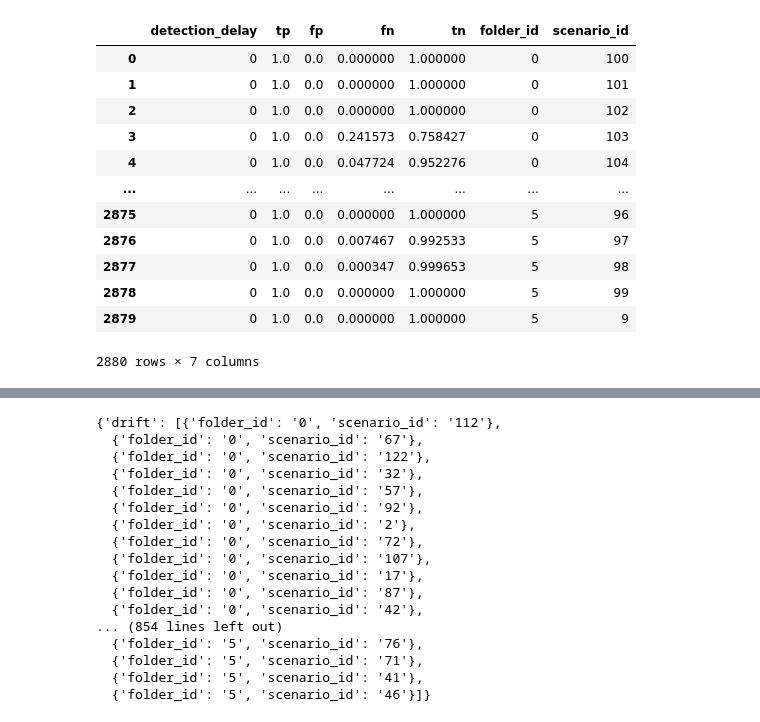
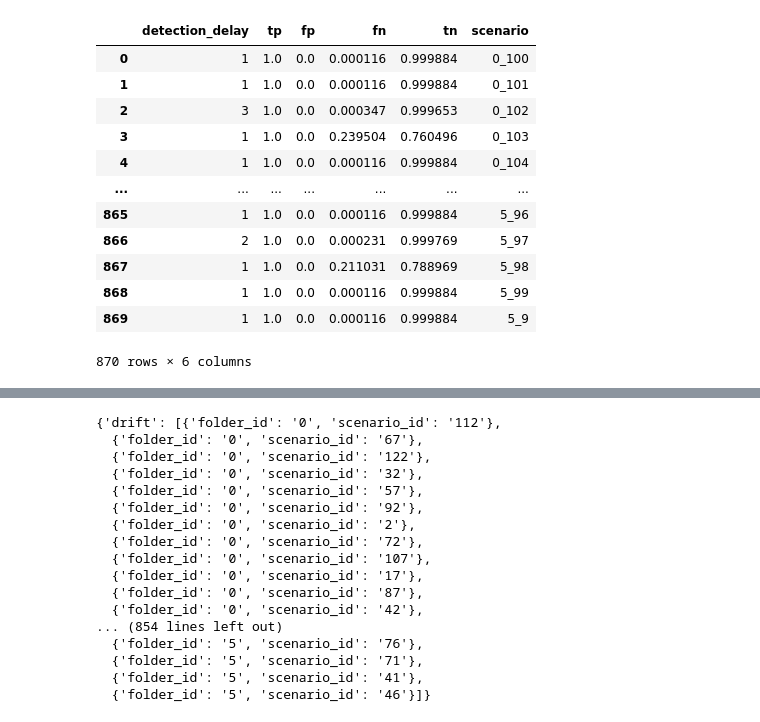
Before and after one commit to FlorianWi89/Bachelorarbeit, a Jupyter notebook: Result_inspection.ipynb, the cells around one changed output, grey strips where cells are left out. Saved outputs shown, nothing was run; the diff lists cells and outputs as text; code cells hidden in the pictures.

```diff
--- a/Result_inspection.ipynb
+++ b/Result_inspection.ipynb
@@ -1,27 +1,51 @@
 # %%
 import pandas as pd
 import json
+# %%
+data = pd.read_parquet('/Users/florianwicher/Desktop/resultData/Sensor_fault/RNN_result.parquet.gzip')
+data
+# %% [output]
+|  | detection_delay | tp | fp | fn | tn | scenario |
+| 0 | 1 | 1.0 | 0.0 | 0.000116 | 0.999884 | 0_100 |
+| 1 | 1 | 1.0 | 0.0 | 0.000116 | 0.999884 | 0_101 |
+| 2 | 3 | 1.0 | 0.0 | 0.000347 | 0.999653 | 0_102 |
+| 3 | 1 | 1.0 | 0.0 | 0.239504 | 0.760496 | 0_103 |
+| 4 | 1 | 1.0 | 0.0 | 0.000116 | 0.999884 | 0_104 |
+| ... | ... | ... | ... | ... | ... | ... |
+| 865 | 1 | 1.0 | 0.0 | 0.000116 | 0.999884 | 5_96 |
+| 866 | 2 | 1.0 | 0.0 | 0.000231 | 0.999769 | 5_97 |
+| 867 | 1 | 1.0 | 0.0 | 0.211031 | 0.788969 | 5_98 |
+| 868 | 1 | 1.0 | 0.0 | 0.000116 | 0.999884 | 5_99 |
+| 869 | 1 | 1.0 | 0.0 | 0.000116 | 0.999884 | 5_9 |
+870 rows × 6 columns
 # %%
-result_path = '/Users/florianwicher/Desktop/resultData/Leakage/LSTM_result.parquet.gzip'
+def path(model):
+    return f'/Users/florianwicher/Desktop/resultData/Sensor_fault/{model}_result.parquet.gzip'
 
-Data = pd.read_parquet(result_path)
 
-Data['folder_id'] = Data['scenario'].str.split('_').str[0]
-Data['scenario_id'] = Data['scenario'].str.split('_').str[1]
-Data = Data.drop(['scenario'],axis=1)
-Data
+LSTM_data = pd.read_parquet(path('LSTM'))
+GRU_data = pd.read_parquet(path('GRU'))
+Ridge_data = pd.read_parquet(path('Ridge'))
+Linreg_data = pd.read_parquet(path('LinearRegression'))
+RNN_data= pd.read_parquet(path('RNN'))
+
+LSTM_data['folder_id'] = LSTM_data['scenario'].str.split('_').str[0]
+LSTM_data['scenario_id'] = LSTM_data['scenario'].str.split('_').str[1]
+LSTM_data = LSTM_data.drop(['scenario'],axis=1)
+
+GRU_data['folder_id'] = GRU_data['scenario'].str.split('_').str[0]
+GRU_data['scenario_id'] = GRU_data['scenario'].str.split('_').str[1]
+GRU_data = GRU_data.drop(['scenario'],axis=1)
+
+Ridge_data['folder_id'] = Ridge_data['scenario'].str.split('_').str[0]
+Ridge_data['scenario_id'] = Ridge_data['scenario'].str.split('_').str[1]
+Ridge_data = Ridge_data.drop(['scenario'],axis=1)
+
+Linreg_data['folder_id'] = Linreg_data['scenario'].str.split('_').str[0]
+Linreg_data['scenario_id'] = Linreg_data['scenario'].str.split('_').str[1]
+Linreg_data = Linreg_data.drop(['scenario'],axis=1)
+
+RNN_data['folder_id'] = RNN_data['scenario'].str.split('_').str[0]
+RNN_data['scenario_id'] = RNN_data['scenario'].str.split('_').str[1]
+RNN_data = RNN_data.drop(['scenario'],axis=1)
-# %% [output]
-|  | detection_delay | tp | fp | fn | tn | folder_id | scenario_id |
-| 0 | 0 | 1.0 | 0.0 | 0.000000 | 1.000000 | 0 | 100 |
-| 1 | 0 | 1.0 | 0.0 | 0.000000 | 1.000000 | 0 | 101 |
-| 2 | 0 | 1.0 | 0.0 | 0.000000 | 1.000000 | 0 | 102 |
-| 3 | 0 | 1.0 | 0.0 | 0.241573 | 0.758427 | 0 | 103 |
-| 4 | 0 | 1.0 | 0.0 | 0.047724 | 0.952276 | 0 | 104 |
-| ... | ... | ... | ... | ... | ... | ... | ... |
-| 2875 | 0 | 1.0 | 0.0 | 0.000000 | 1.000000 | 5 | 96 |
-| 2876 | 0 | 1.0 | 0.0 | 0.007467 | 0.992533 | 5 | 97 |
-| 2877 | 0 | 1.0 | 0.0 | 0.000347 | 0.999653 | 5 | 98 |
-| 2878 | 0 | 1.0 | 0.0 | 0.000000 | 1.000000 | 5 | 99 |
-| 2879 | 0 | 1.0 | 0.0 | 0.000000 | 1.000000 | 5 | 9 |
-2880 rows × 7 columns
 # %%
```
Also changed, not shown: parts of 16 cells of this notebook, 15 other files.
